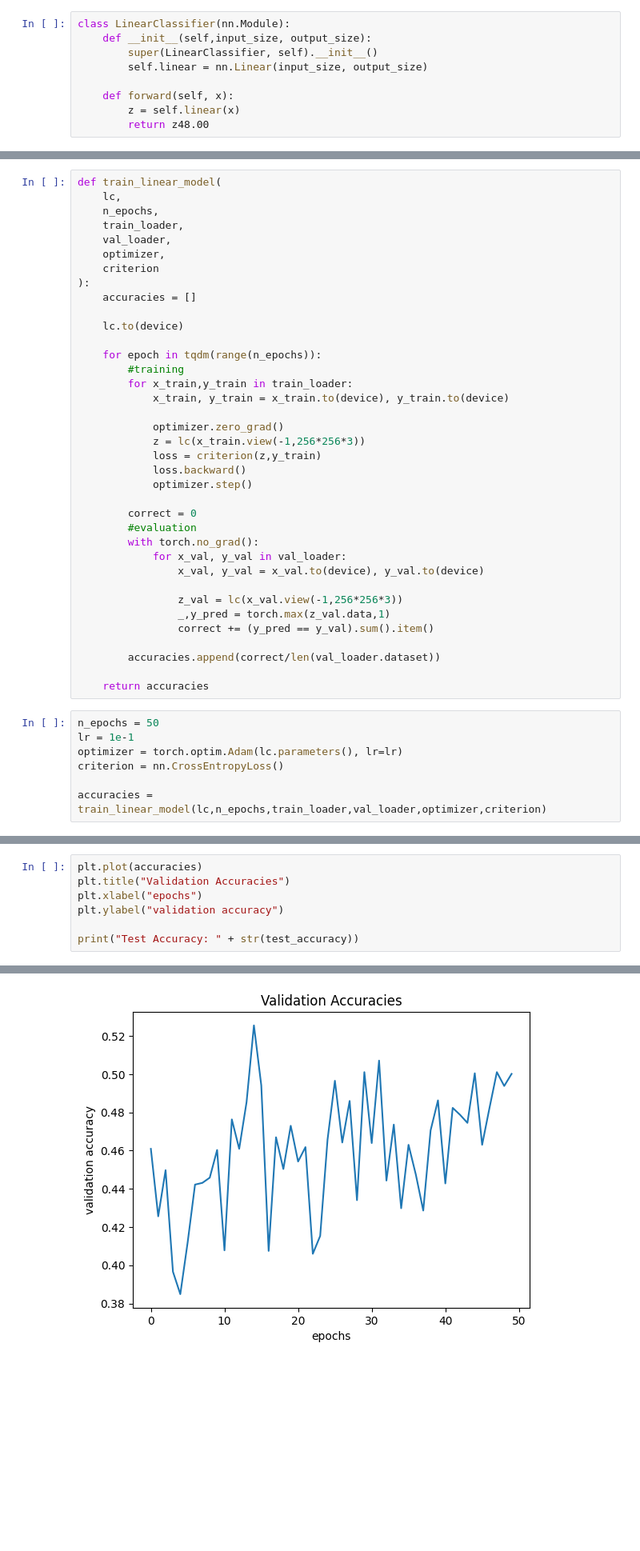
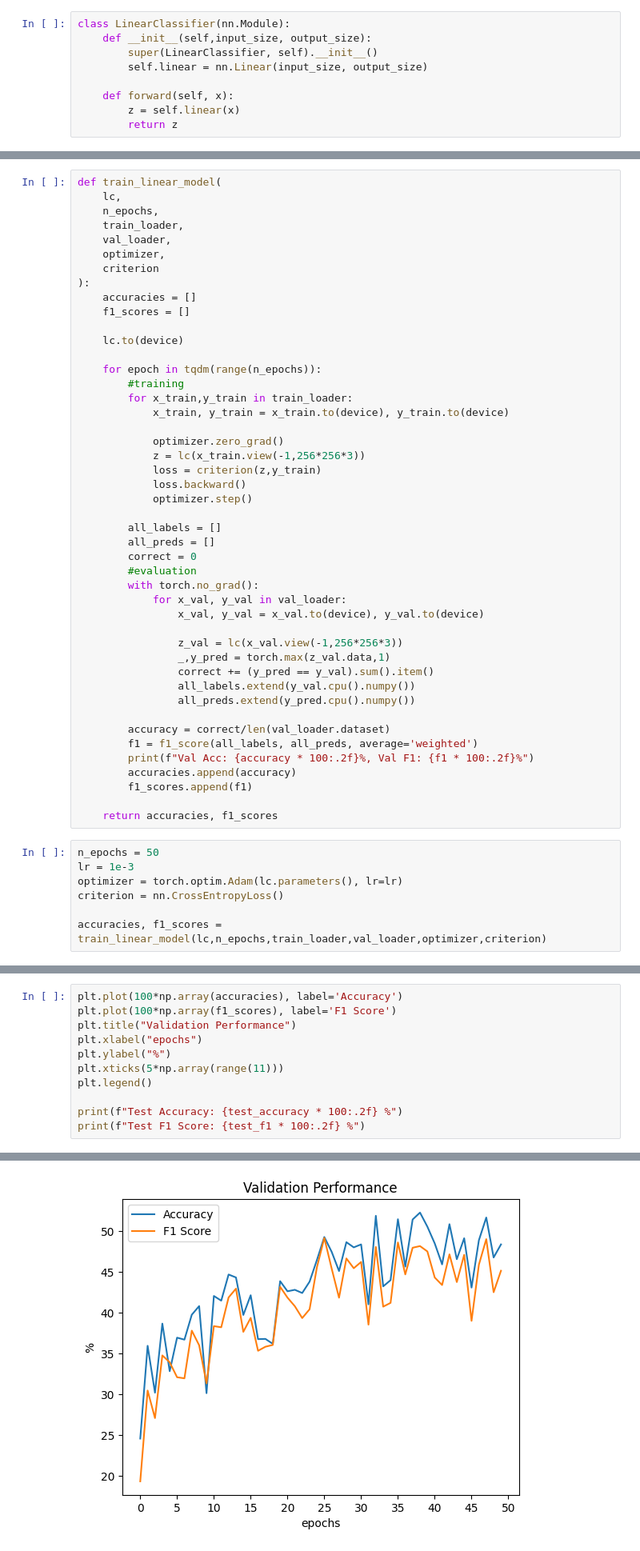
Before and after one commit to SvelaT/leaf-classify, a Jupyter notebook: leafclassify.ipynb, the cells around one changed output, grey strips where cells are left out. Shown: that part at 80% size. Saved outputs shown, nothing was run; the diff lists cells and outputs as text; blank space fills up the shorter version.

Commit message:
model update

```diff
--- a/leafclassify.ipynb
+++ b/leafclassify.ipynb
@@ -74,7 +74,7 @@ class LinearClassifier(nn.Module):
 
     def forward(self, x):
         z = self.linear(x)
-        return z48.00
+        return z
 # %%
 input_dim = 3*256*256
 output_dim = 38
@@ -101,6 +101,7 @@ def train_linear_model(
     criterion
 ):
     accuracies = []
+    f1_scores = []
 
     lc.to(device)
 
@@ -115,6 +116,8 @@ def train_linear_model(
             loss.backward()
             optimizer.step()
 
+        all_labels = []
+        all_preds = []
         correct = 0
         #evaluation
         with torch.no_grad():
@@ -124,14 +127,20 @@ def train_linear_model(
                 z_val = lc(x_val.view(-1,256*256*3))
                 _,y_pred = torch.max(z_val.data,1)
                 correct += (y_pred == y_val).sum().item()
+                all_labels.extend(y_val.cpu().numpy())
+                all_preds.extend(y_pred.cpu().numpy())
 
-        accuracies.append(correct/len(val_loader.dataset))
+        accuracy = correct/len(val_loader.dataset)
+        f1 = f1_score(all_labels, all_preds, average='weighted')
+        print(f"Val Acc: {accuracy * 100:.2f}%, Val F1: {f1 * 100:.2f}%")
+        accuracies.append(accuracy)
+        f1_scores.append(f1)
 
-    return accuracies
+    return accuracies, f1_scores
 # %%
 n_epochs = 50
-lr = 1e-1
+lr = 1e-3
 optimizer = torch.optim.Adam(lc.parameters(), lr=lr)
 criterion = nn.CrossEntropyLoss()
 
-accuracies = train_linear_model(lc,n_epochs,train_loader,val_loader,optimizer,criterion)
+accuracies, f1_scores = train_linear_model(lc,n_epochs,train_loader,val_loader,optimizer,criterion)
@@ -157,8 +187,12 @@ test_accuracy = evaluate_linear_model(lc,test_loader)
 # %%
-plt.plot(accuracies)
-plt.title("Validation Accuracies")
+plt.plot(100*np.array(accuracies), label='Accuracy')
+plt.plot(100*np.array(f1_scores), label='F1 Score')
+plt.title("Validation Performance")
 plt.xlabel("epochs")
-plt.ylabel("validation accuracy")
+plt.ylabel("%")
+plt.xticks(5*np.array(range(11)))
+plt.legend()
 
-print("Test Accuracy: " + str(test_accuracy))
+print(f"Test Accuracy: {test_accuracy * 100:.2f} %")
+print(f"Test F1 Score: {test_f1 * 100:.2f} %")
 # %% [output]
@@ -166 +201 @@ Test Accuracy: 0.5024140012070006
-[figure, old version]
+[figure, new version]
```
Also changed, not shown: parts of 18 cells of this notebook, 2 other files.
